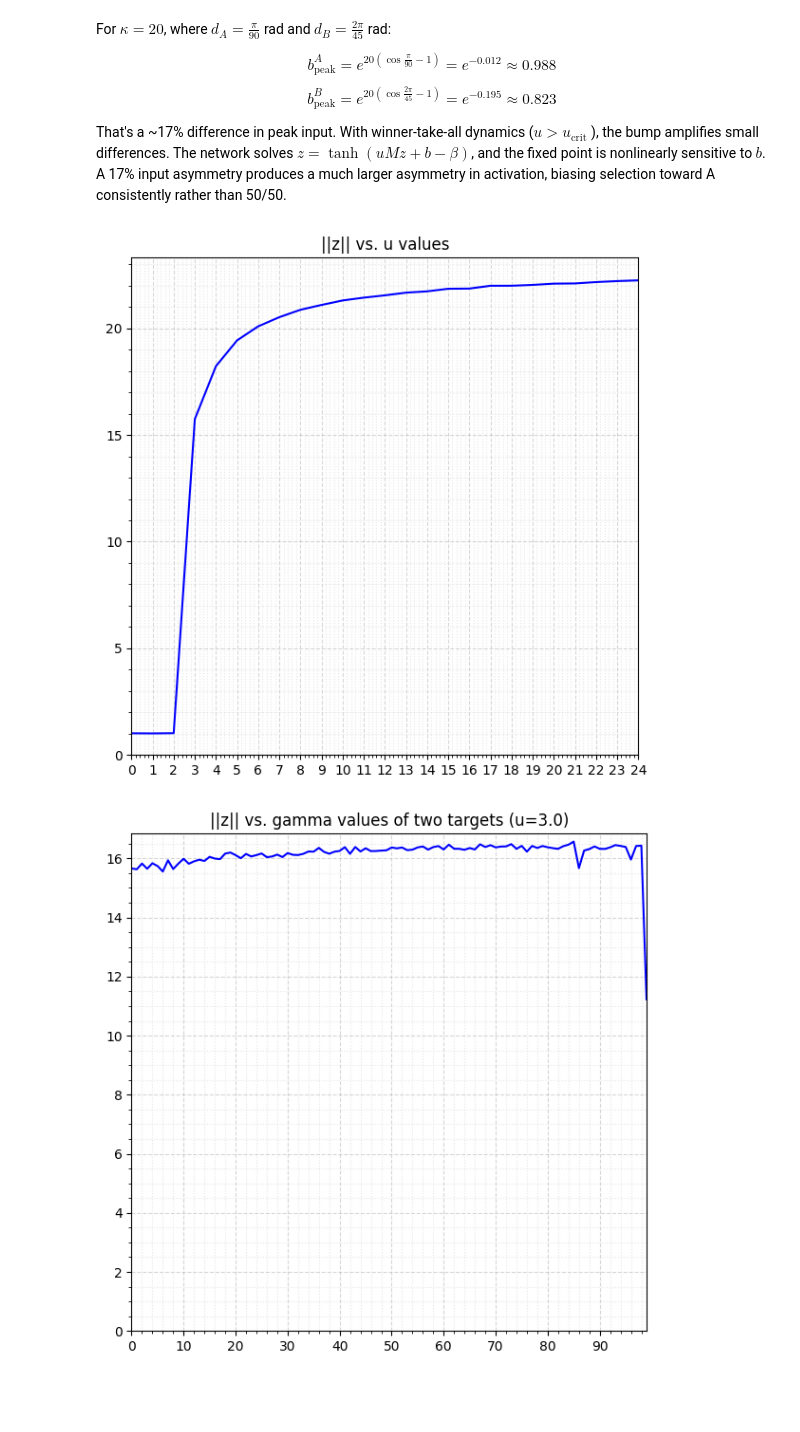
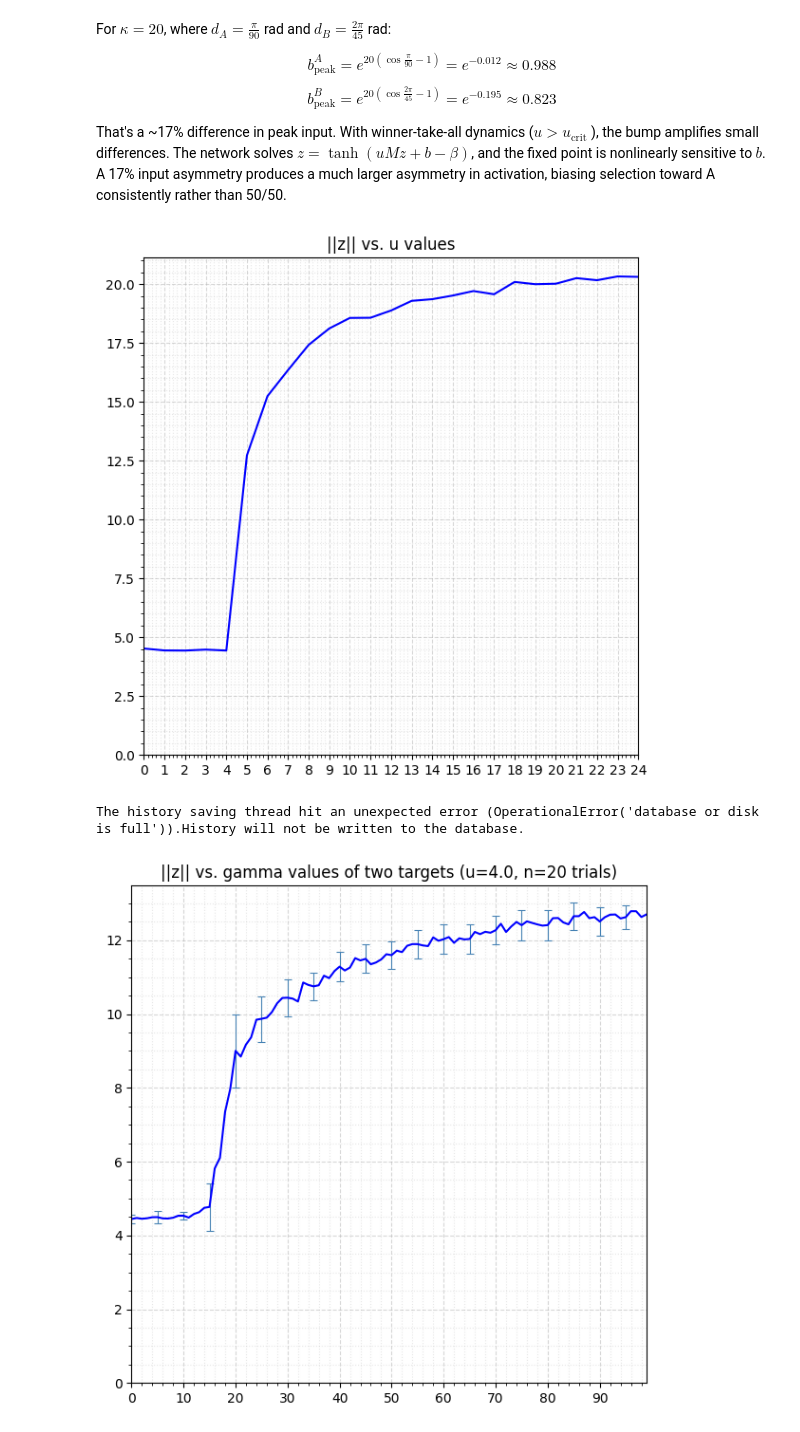
Before and after one commit to noah-ginzburg/RANController, a Jupyter notebook: RAN/mean_field_model_3d.ipynb, the cells around one changed output. Drawn from its saved outputs; the diff is of its cells as text; code cells hidden in the pictures; blank space fills up the shorter version.

Commit message:
two target testing done in sim and in model

```diff
--- a/RAN/mean_field_model_3d.ipynb
+++ b/RAN/mean_field_model_3d.ipynb
@@ -295,12 +295,12 @@ nodes = cartesian_to_polar_3D(icosphere.points.copy())
 
 # Parameters
 N_s   = 10 * 4**nsub +2
-beta = 1.0
+beta = 1.5
 v = 0.5
-dt = 0.1
-sigma = 14.0
+dt = 0.4
+sigma = 0.5
 kappa = 20.0
-u = 3.0
+u = 4.0
 J = 5
 
 target1 = [2.0, 0, np.pi/2, 20.0]   #distance, phi, theta, quality
@@ -335,7 +335,7 @@ print(u_crit)
 0.968
 # %%
 T = 200
-u=3.0
+u=4.0
 sigma=1.5
 b = generate_sensory_input(nodes, targets, kappa)
 # b = generate_equal_sensory_input(nodes, targets, kappa)
@@ -463,32 +463,42 @@ for num in range(len(u_vals)):
 
 plot_scatter_regular(u_vals, z_vals_mean, 1, "||z|| vs. u values")
 # %% [output]
-[figure, old version]
+[figure, new version]
 # %%
-# Static RAN run, with multiple u's
+# Static RAN run, sweep gamma (quality) of two targets, averaged over trials
 
-#u_vals = [u_crit, 1.0, 3.0, 5.0, 5.85, 7.0, 10.0, 15.0, 25.0]
+# reset targets — quality gets mutated in place below
+target1 = [2.0, 0, np.pi/2, 20.0]
+target2 = [2.0, (-np.pi), np.pi/2, 20.0]
+targets = [target1, target2]
+
 gamma_vals = []
 for i in range(0,100):
     gamma_vals.append(float(i))
 
-z_vals = []
-z_vals_max = []
-u=3.0
+n_trials = 20
+T = 200
+u = 4.0
+
+z_vals_mean = []
+z_vals_std = []
 
 for num in range(len(gamma_vals)):
-    T      = 200
     for j in range(len(targets)):
         targets[j][QUALITY] = gamma_vals[num]
 
-    b = generate_sensory_input(nodes, targets, kappa)
-    y = generate_RAN_with_history(u, N_s, M, T, dt, sigma, beta, b)
-    y[-1] = np.linalg.norm(y[-1])
-    z_vals.append(y[-1])
-    z_vals_max.append(float(np.max(y[-1])))
+    trial_norms = []
+    for trial in range(n_trials):
+        b = generate_sensory_input(nodes, targets, kappa)
+        y = generate_RAN_with_history(u, N_s, M, T, dt, sigma, beta, b)
+        trial_norms.append(np.linalg.norm(y[-1]))
+    z_vals_mean.append(float(np.mean(trial_norms)))
+    z_vals_std.append(float(np.std(trial_norms)))
 
-
-plot_scatter_regular(gamma_vals, z_vals_max, len(gamma_vals)/10, f"||z|| vs. gamma values of two targets (u={u})")
+plot_scatter_regular(gamma_vals, z_vals_mean, len(gamma_vals)/10,
+                      f"||z|| vs. gamma values of two targets (u={u}, n={n_trials} trials)",
+                      yerr=z_vals_std)
 # %% [output]
+The history saving thread hit an unexpected error (OperationalError('database or disk is full')).History will not be written to the database.
-[figure, old version]
+[figure, new version]
 # %%
```
Also changed, not shown: parts of 1 cell of this notebook, 5 other files.
